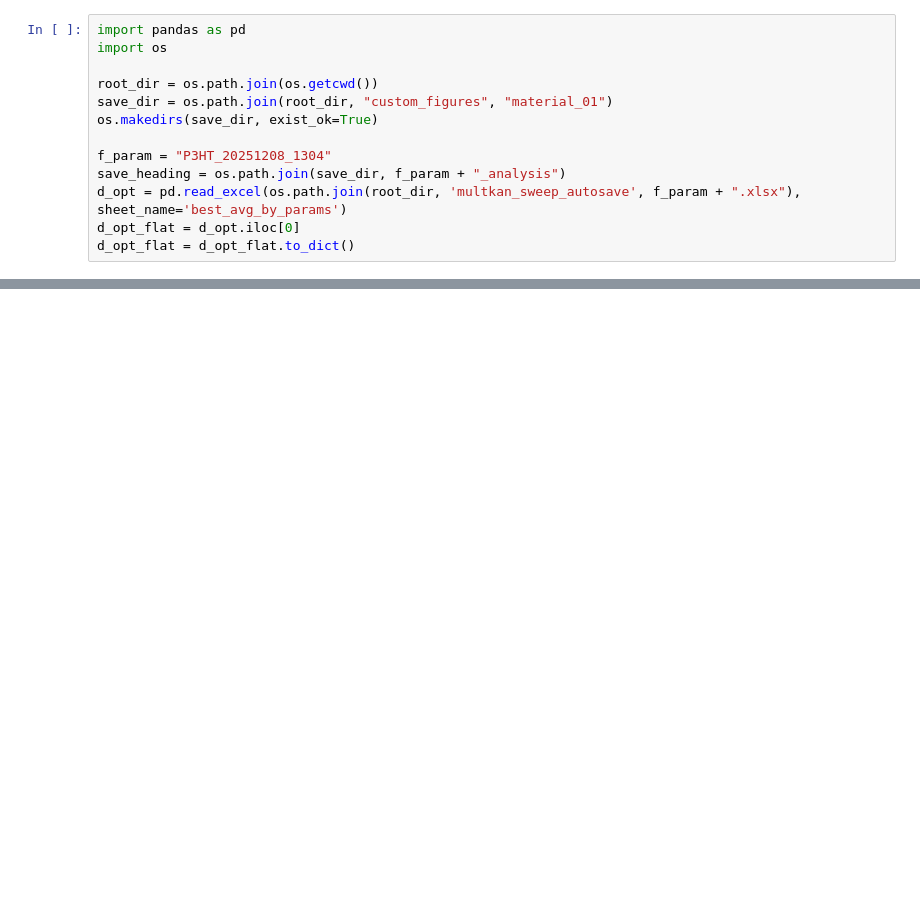
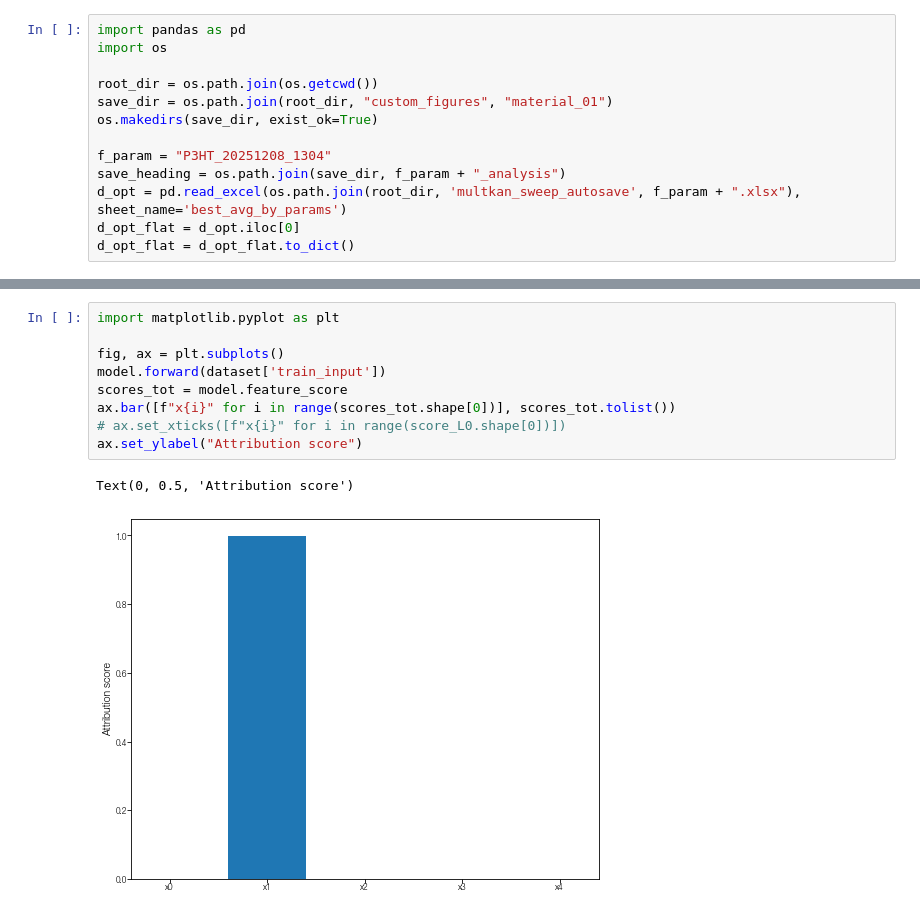
Before and after one commit to Hyein-coder/pykan, a Jupyter notebook: github/workflows/Hyein/material_01_P3HT.ipynb, the cells around one changed output, grey strips where cells are left out. Saved outputs shown, nothing was run; the diff lists cells and outputs as text; blank space fills up the shorter version.

```diff
--- a/github/workflows/Hyein/material_01_P3HT.ipynb
+++ b/github/workflows/Hyein/material_01_P3HT.ipynb
@@ -122,0 +159,12 @@ plt.show()
+# %%
+import matplotlib.pyplot as plt
+
+fig, ax = plt.subplots()
+model.forward(dataset['train_input'])
+scores_tot = model.feature_score
+ax.bar([f"x{i}" for i in range(scores_tot.shape[0])], scores_tot.tolist())
+# ax.set_xticks([f"x{i}" for i in range(score_L0.shape[0])])
+ax.set_ylabel("Attribution score")
+# %% [output]
+Text(0, 0.5, 'Attribution score')
+[figure, added]
```
Also changed, not shown: parts of 5 cells of this notebook, 7 other files.
